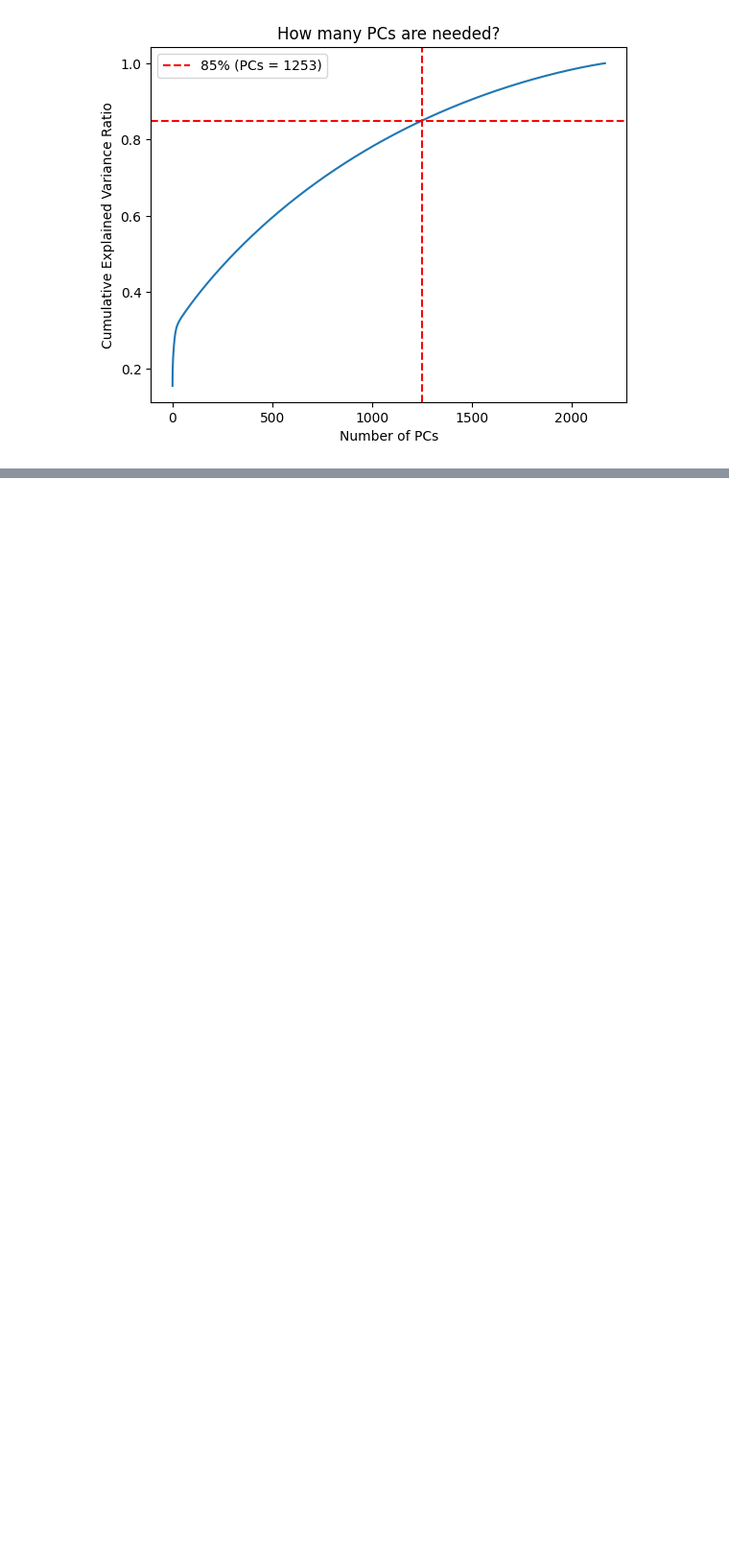
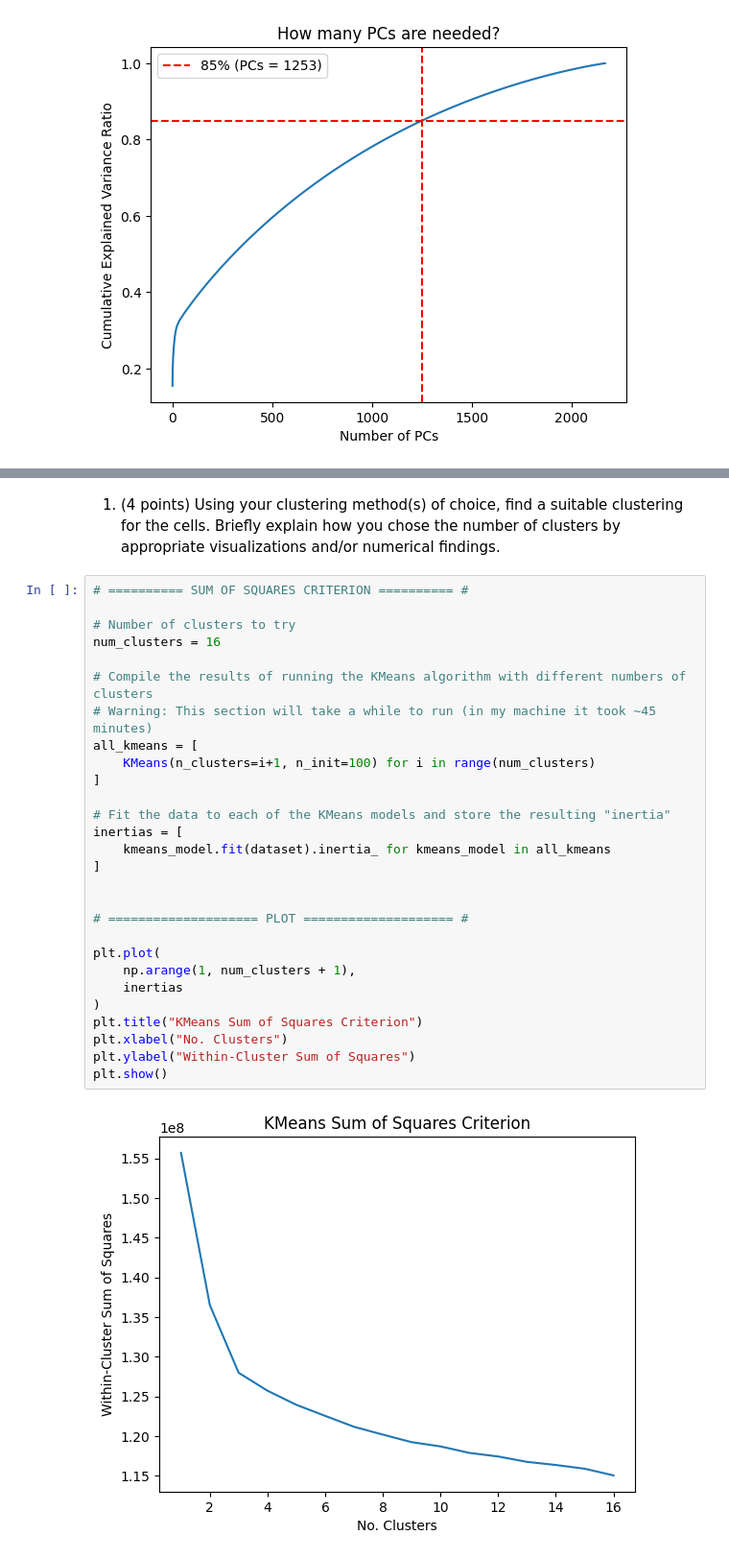
Before and after one commit to eddysanoli-galileo/Data-Analysis-Statistical-Modeling-and-Computation-in-Applications, a Jupyter notebook: Module 2 - Genomics and High Dimensional Data/Project/Problem2.ipynb, the cells around one changed output, grey strips where cells are left out. Shown: that part at 96% size. Drawn from its saved outputs; the diff is of its cells as text; blank space fills up the shorter version.

```diff
--- a/Module 2 - Genomics and High Dimensional Data/Project/Problem2.ipynb
+++ b/Module 2 - Genomics and High Dimensional Data/Project/Problem2.ipynb
@@ -173,0 +187,32 @@ plt.show()
+# %% [markdown]
+1. (4 points) Using your clustering method(s) of choice, find a suitable clustering for the cells. Briefly explain how you chose the number of clusters by appropriate visualizations and/or numerical findings.
+# %%
+# ========== SUM OF SQUARES CRITERION ========== #
+
+# Number of clusters to try
+num_clusters = 16
+
+# Compile the results of running the KMeans algorithm with different numbers of clusters
+# Warning: This section will take a while to run (in my machine it took ~45 minutes)
+all_kmeans = [
+    KMeans(n_clusters=i+1, n_init=100) for i in range(num_clusters)
+]
+
+# Fit the data to each of the KMeans models and store the resulting "inertia"
+inertias = [
+    kmeans_model.fit(dataset).inertia_ for kmeans_model in all_kmeans
+]
+
+
+# ==================== PLOT ==================== #
+
+plt.plot(
+    np.arange(1, num_clusters + 1),
+    inertias
+)
+plt.title("KMeans Sum of Squares Criterion")
+plt.xlabel("No. Clusters")
+plt.ylabel("Within-Cluster Sum of Squares")
+plt.show()
+# %% [output]
+[figure, added]
```
Also changed, not shown: parts of 16 cells of this notebook, 1 other file.
